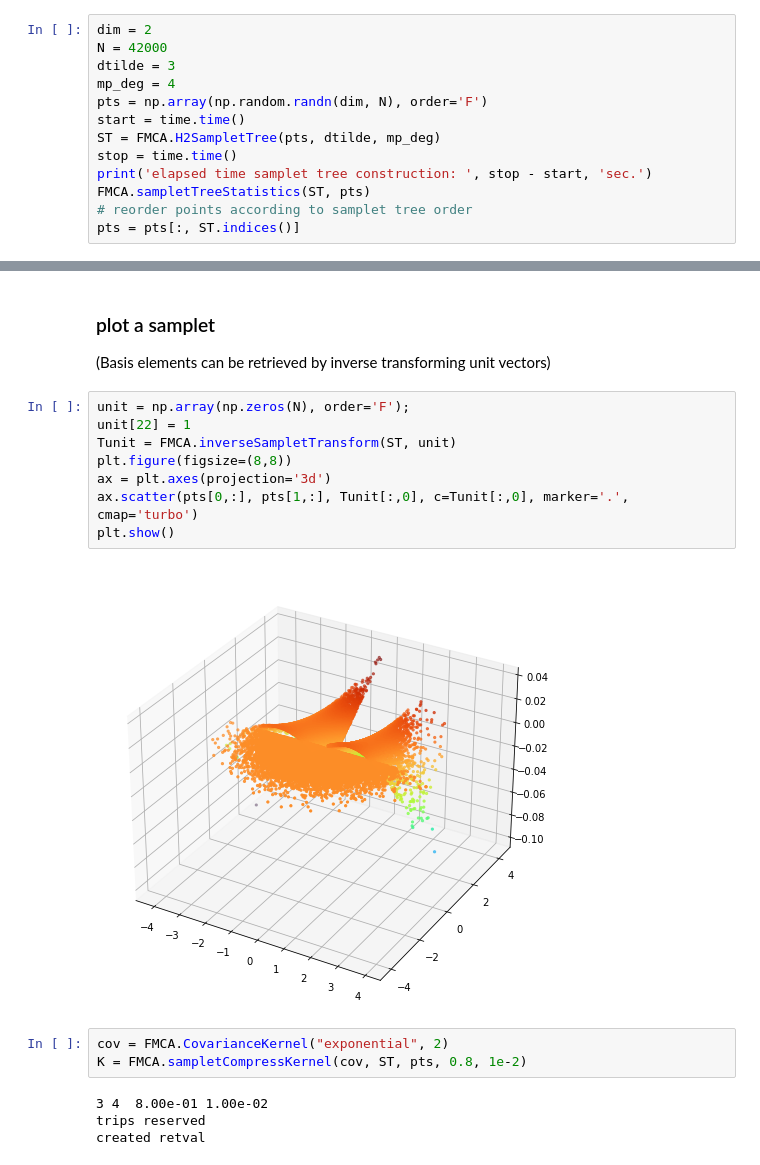
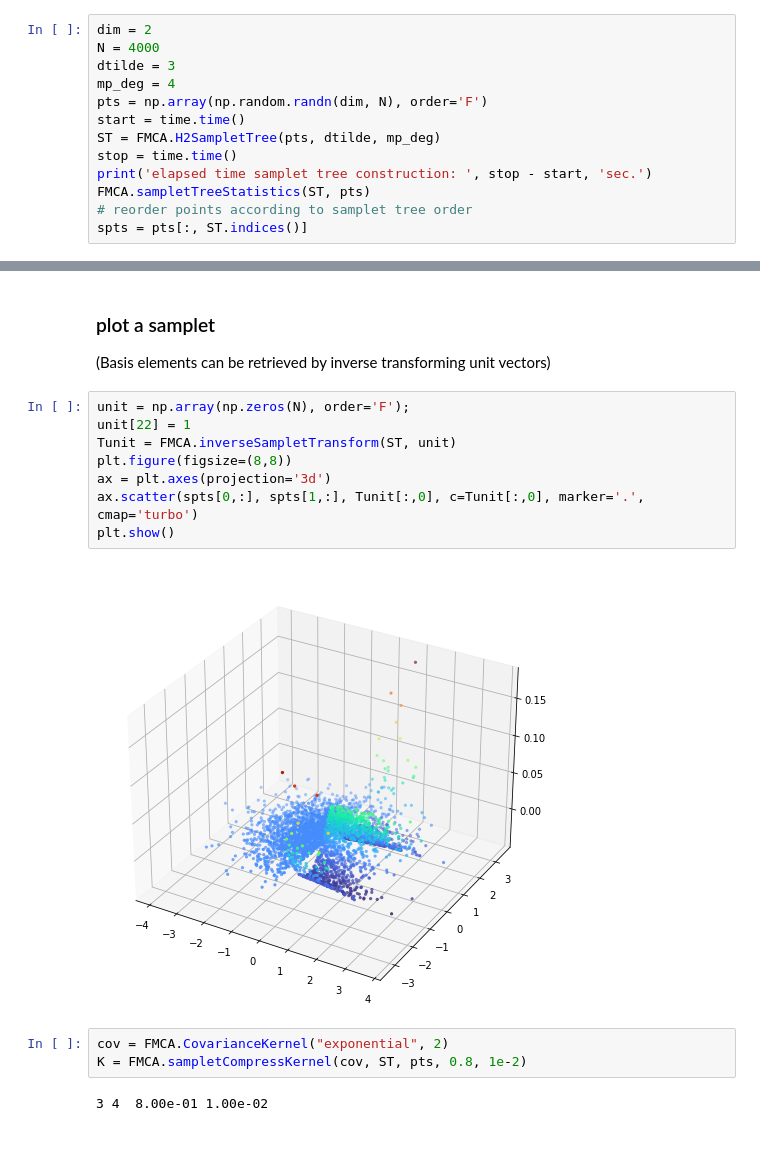
Before and after one commit to muchip/fmca, a Jupyter notebook: py/FMCA.ipynb, the cells around one changed output, grey strips where cells are left out. Drawn from its saved outputs; the diff is of its cells as text.

```diff
--- a/py/FMCA.ipynb
+++ b/py/FMCA.ipynb
@@ -17,7 +17,7 @@ import FMCA
 (We force NumPy to use column major arrays for performance reasons)
 # %%
 dim = 2
-N = 42000
+N = 4000
 dtilde = 3
 mp_deg = 4
 pts = np.array(np.random.randn(dim, N), order='F')
@@ -27,5 +27,5 @@ stop = time.time()
 print('elapsed time samplet tree construction: ', stop - start, 'sec.')
 FMCA.sampletTreeStatistics(ST, pts)
 # reorder points according to samplet tree order
-pts = pts[:, ST.indices()]
+spts = pts[:, ST.indices()]
 # %% [output]
@@ -66,18 +66,16 @@ relative error:  5.179796019147352e-16
 # %%
 unit = np.array(np.zeros(N), order='F');
 unit[22] = 1
 Tunit = FMCA.inverseSampletTransform(ST, unit)
 plt.figure(figsize=(8,8))
 ax = plt.axes(projection='3d')
-ax.scatter(pts[0,:], pts[1,:], Tunit[:,0], c=Tunit[:,0], marker='.', cmap='turbo')
+ax.scatter(spts[0,:], spts[1,:], Tunit[:,0], c=Tunit[:,0], marker='.', cmap='turbo')
 plt.show()
 # %% [output]
-[figure, old version]
+[figure, new version]
 # %%
 cov = FMCA.CovarianceKernel("exponential", 2)
 K = FMCA.sampletCompressKernel(cov, ST, pts, 0.8, 1e-2)
 # %% [output]
 3 4  8.00e-01 1.00e-02
-trips reserved
-created retval
 # %%
```
Also changed, not shown: parts of 3 cells of this notebook, 3 other files.
